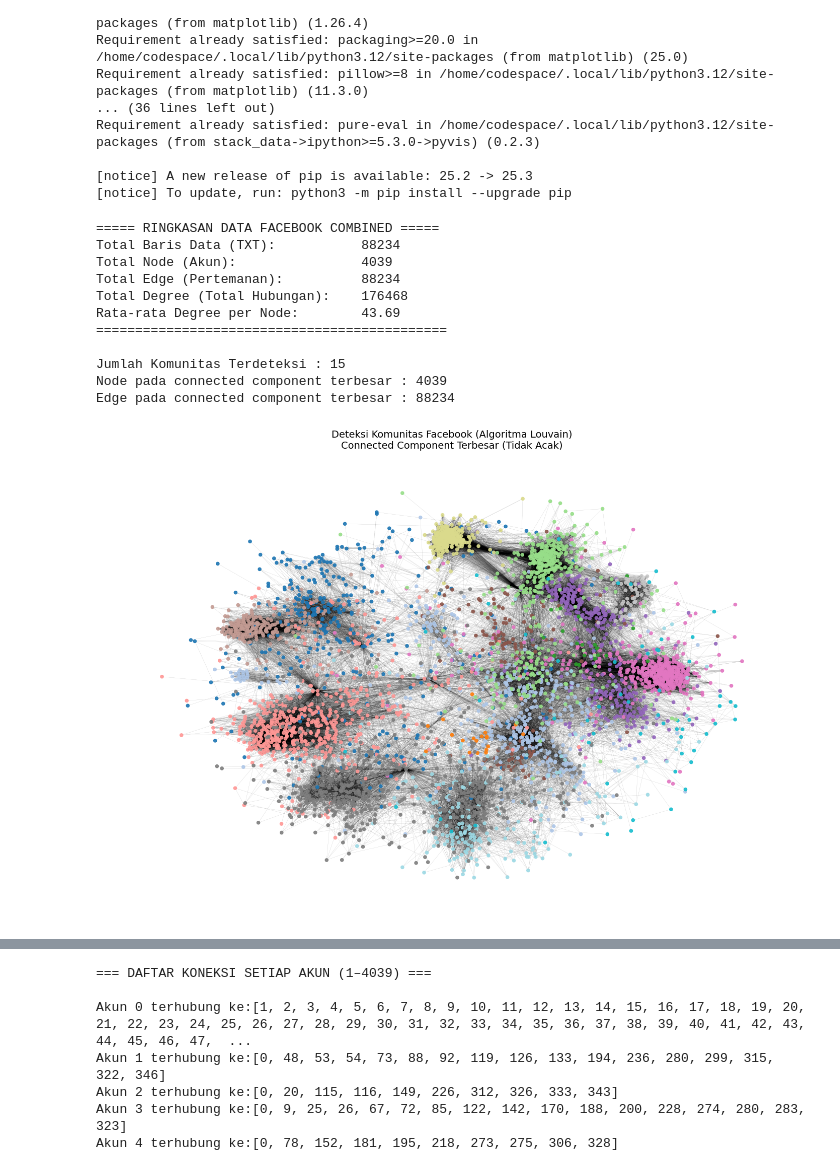
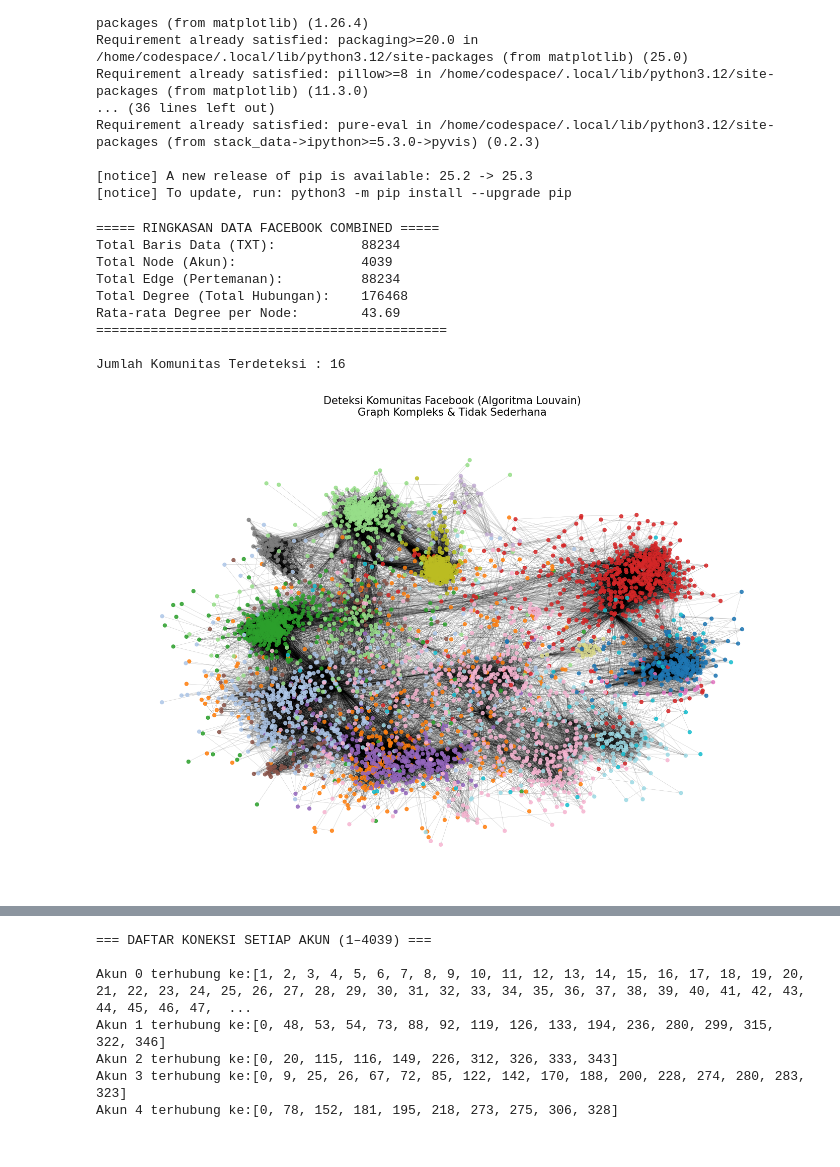
Before and after one commit to farah123-dot/ppw, a Jupyter notebook: _sources/facebook.ipynb, the cells around one changed output, grey strips where cells are left out. Drawn from its saved outputs; the diff is of its cells as text; code cells hidden in the pictures.

```diff
--- a/_sources/facebook.ipynb
+++ b/_sources/facebook.ipynb
@@ -29,6 +29,7 @@ import networkx as nx
 import matplotlib.pyplot as plt
 from community import community_louvain
 import numpy as np
+import random
 
 # -----------------------------------------------------------
 # 1. Load dataset facebook_combined
@@ -45,7 +46,7 @@ G = nx.read_edgelist(path, create_using=nx.Graph(), nodetype=int)
 # Hitung statistik jaringan
 total_nodes = G.number_of_nodes()
 total_edges = G.number_of_edges()
-total_degree = sum(dict(G.degree()).values())
+total_degree = sum(dict(G.degree()).values())   # total semua degree
 
 # -----------------------------------------------------------
 # RINGKASAN DATA
@@ -58,71 +59,50 @@ print(f"Total Degree (Total Hubungan):    {total_degree}")
 print(f"Rata-rata Degree per Node:        {total_degree/total_nodes:.2f}")
 print("=============================================\n")
 
+
 # -----------------------------------------------------------
-# 2. Deteksi komunitas (Algoritma Louvain) - FULL GRAPH
+# 2. Deteksi komunitas (Algoritma Louvain)
 # -----------------------------------------------------------
 partition = community_louvain.best_partition(G)
 num_communities = len(set(partition.values()))
 print("Jumlah Komunitas Terdeteksi :", num_communities)
 
 # -----------------------------------------------------------
-# 3. VISUALISASI 2D GRAPH (TIDAK ACAK & TIDAK FREEZE)
+# 3. Visualisasi 2D graph (kompleks)
 # -----------------------------------------------------------
-
-# Ambil connected component terbesar (BUKAN RANDOM)
-largest_cc = max(nx.connected_components(G), key=len)
-G_vis = G.subgraph(largest_cc)
-
-print("Node pada connected component terbesar :", G_vis.number_of_nodes())
-print("Edge pada connected component terbesar :", G_vis.number_of_edges())
-
-# Warna komunitas
-colors = [partition[node] for node in G_vis.nodes()]
-
 plt.figure(figsize=(18, 12))
 
-# Layout deterministik (hasil tidak berubah-ubah)
-pos = nx.spring_layout(
-    G_vis,
-    k=0.15,
-    iterations=50,
-    seed=42
-)
+pos = nx.spring_layout(G, k=0.15, iterations=50)
+colors = [partition[node] for node in G.nodes()]
 
 nx.draw_networkx_nodes(
-    G_vis, pos,
-    node_size=20,
+    G, pos,
+    node_size=25,
     node_color=colors,
     cmap=plt.cm.tab20,
-    alpha=0.9
+    alpha=0.85
 )
 
 nx.draw_networkx_edges(
-    G_vis, pos,
-    width=0.2,
-    alpha=0.25
+    G, pos,
+    width=0.3,
+    alpha=0.3
 )
 
-plt.title(
-    "Deteksi Komunitas Facebook (Algoritma Louvain)\n"
-    "Connected Component Terbesar (Tidak Acak)",
-    fontsize=14
-)
-plt.axis("off")
+plt.title("Deteksi Komunitas Facebook (Algoritma Louvain)\nGraph Kompleks & Tidak Sederhana", fontsize=15)
+plt.axis('off')
 plt.show()
 # %% [output]
 ===== RINGKASAN DATA FACEBOOK COMBINED =====
 Total Baris Data (TXT):           88234
 Total Node (Akun):                4039
 Total Edge (Pertemanan):          88234
 Total Degree (Total Hubungan):    176468
 Rata-rata Degree per Node:        43.69
 =============================================
 
-Jumlah Komunitas Terdeteksi : 15
-Node pada connected component terbesar : 4039
-Edge pada connected component terbesar : 88234
+Jumlah Komunitas Terdeteksi : 16
-[figure, old version]
+[figure, new version]
 # %%
 # ============================================================
 # LIST ANGGOTA AKUN DI SETIAP KOMUNITAS
```
Also changed, not shown: parts of 1 cell of this notebook, 3 other files.
